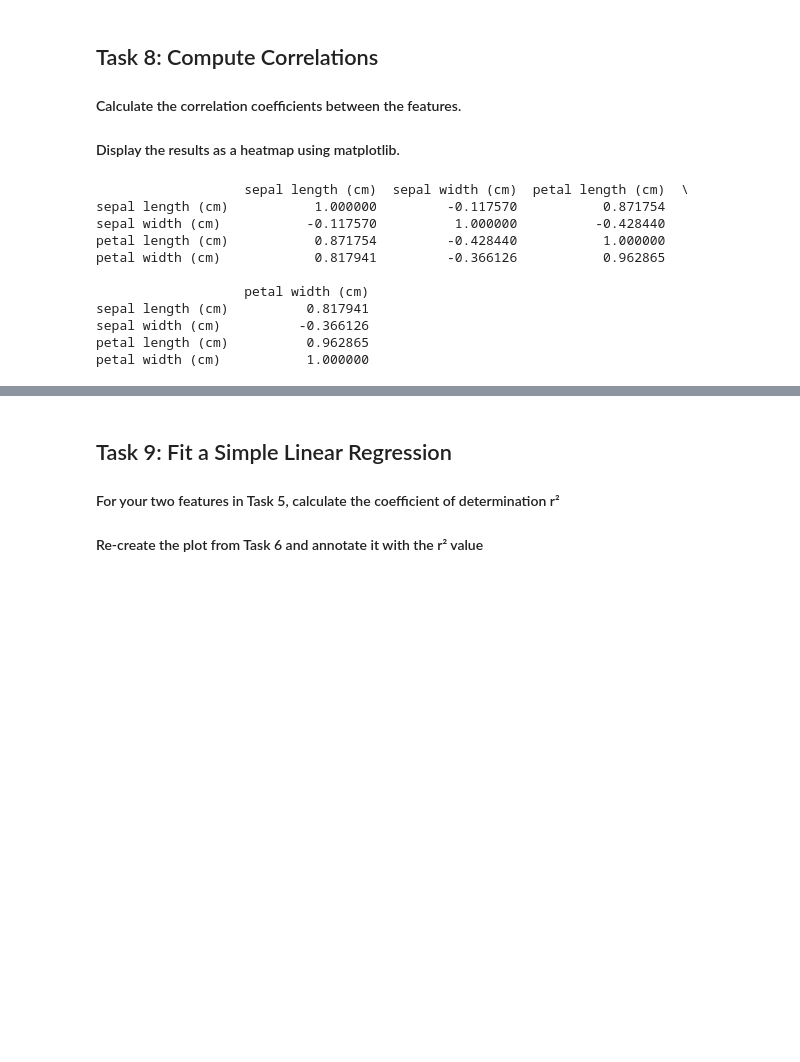
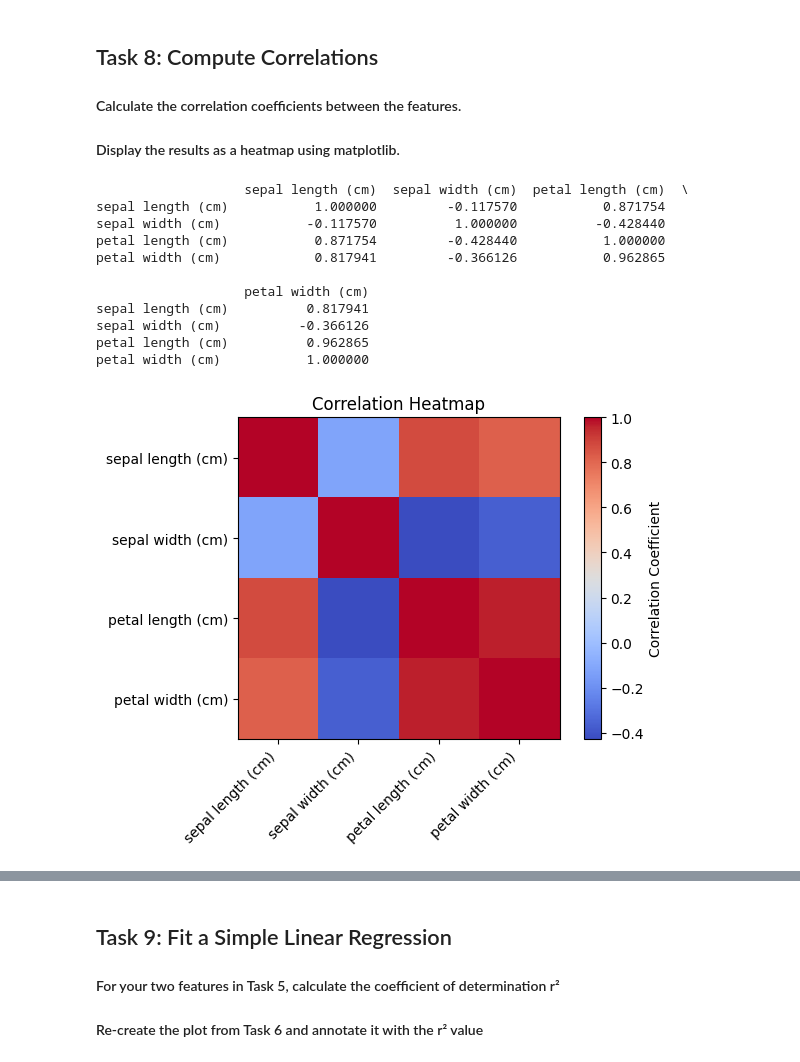
Before and after one commit to Mr-Scarf/principles_of_data_analytics, a Jupyter notebook: tasks.ipynb, the cells around one changed output, grey strips where cells are left out. Cells and saved outputs as stored; diff of their text form; code cells hidden in the pictures; blank space fills up the shorter version.

Commit message:
Task 8 + 10 : Update & Initial Graphs Added

```diff
--- a/tasks.ipynb
+++ b/tasks.ipynb
@@ -399,23 +402,48 @@ box = q1, q2, q3
 # %%
 #Applicable columns are first 4, dataset will include the added columns of species', 'species_name' so subset needed.
 #iloc used similar to above for aplicabale columsn only
 df_subset=df.iloc[:, 0:4]
 #print(df_subset)
 # Correlation Coefficient . Numeric Only so
 corr_matrix = df_subset.corr()         # Reference : https://pandas.pydata.org/pandas-docs/stable/reference/api/pandas.DataFrame.corr.html
 
 print(corr_matrix)
 
-#2nd April -Need to add heatmap.
+
+# heatmap using matplotlib
+
+# Create figure, axis.
+fig, ax = plt.subplots()
+
+# Plot heatmap
+image = ax.imshow(corr_matrix,cmap='coolwarm')
+
+# Add colorbar
+fig.colorbar(image, ax=ax, label='Correlation Coefficient')
+
+# Labels
+
+ax.set_xticks(np.arange(len(corr_matrix.columns)))
+ax.set_yticks(np.arange(len(corr_matrix.index)))
+ax.set_xticklabels(corr_matrix.columns, rotation=45, ha="right")
+ax.set_yticklabels(corr_matrix.index)
+
+#Add title
+plt.title('Correlation Heatmap')
+
+# Plot
+plt.tight_layout()
+plt.show()
 # %% [output]
                    sepal length (cm)  sepal width (cm)  petal length (cm)  \
 sepal length (cm)           1.000000         -0.117570           0.871754
 sepal width (cm)           -0.117570          1.000000          -0.428440
 petal length (cm)           0.871754         -0.428440           1.000000
 petal width (cm)            0.817941         -0.366126           0.962865
 
                    petal width (cm)
 sepal length (cm)          0.817941
 sepal width (cm)          -0.366126
 petal length (cm)          0.962865
 petal width (cm)           1.000000
+[figure, added]
```
Also changed, not shown: parts of 4 cells of this notebook.
